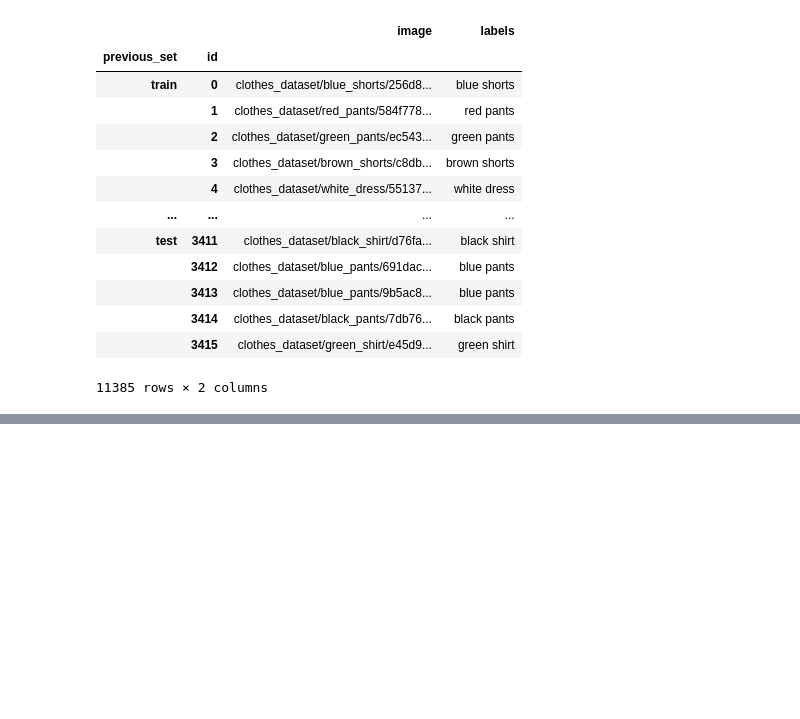
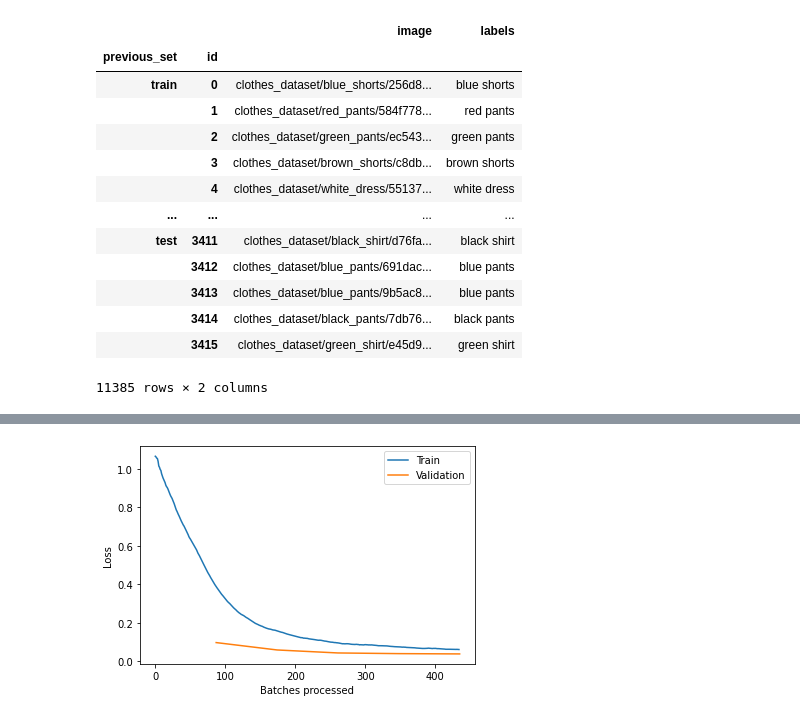
Before and after one commit to alejandraberbesi/apparel_image, a Jupyter notebook: src/apparel_image.ipynb, the cells around one changed output, grey strips where cells are left out. Cells and saved outputs as stored; diff of their text form; code cells hidden in the pictures; blank space fills up the shorter version.

```diff
--- a/src/apparel_image.ipynb
+++ b/src/apparel_image.ipynb
@@ -123,0 +136,4 @@ learn.fit_one_cycle(5, slice(lr))
+# %%
+learn.recorder.plot_losses()
+# %% [output]
+[figure, added]
```
Also changed, not shown: parts of 23 cells of this notebook.
